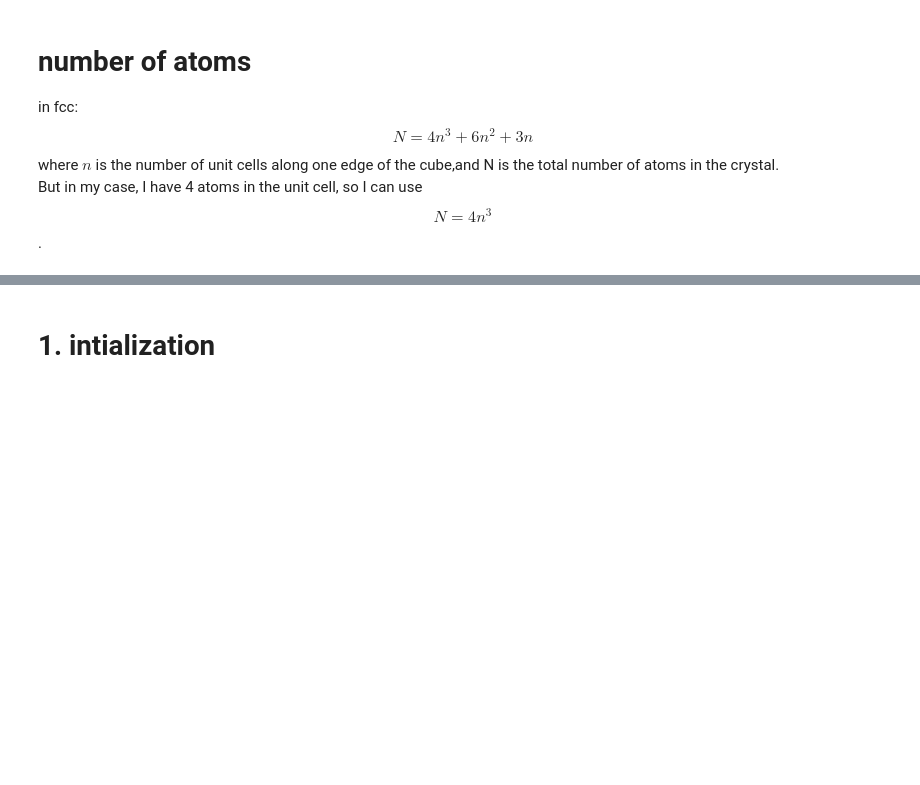
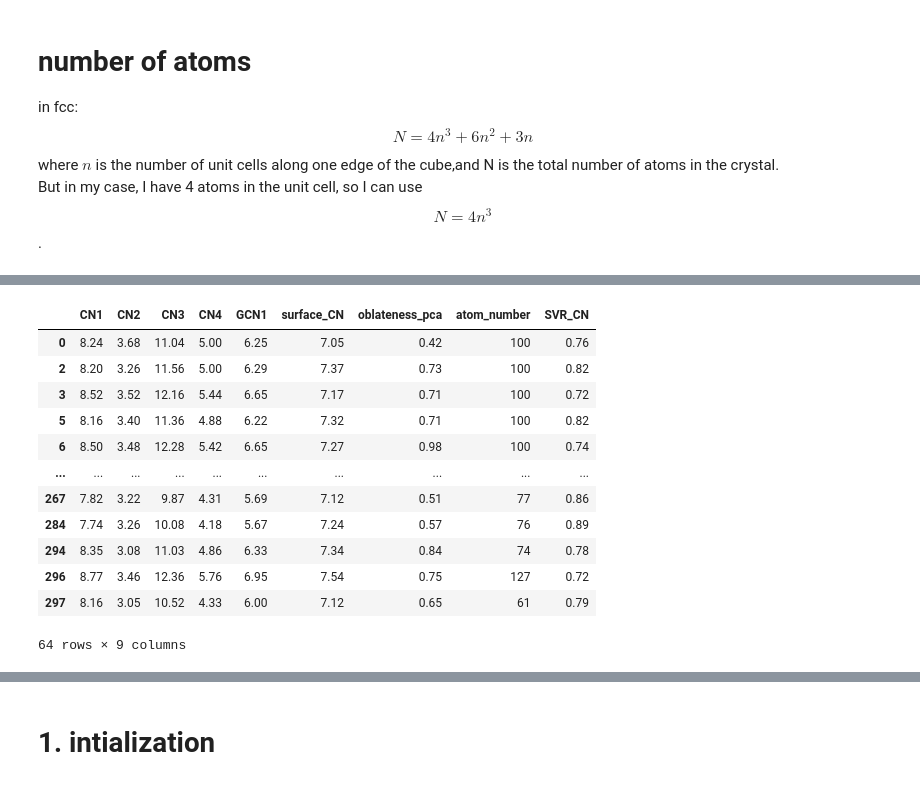
Before and after one commit to kaifengZheng/GA_nano_generator, a Jupyter notebook: essential_linux_test/particle_generator_niche_final.ipynb, the cells around one changed output, grey strips where cells are left out. Cells and saved outputs as stored; diff of their text form; code cells hidden in the pictures; blank space fills up the shorter version.

```diff
--- a/essential_linux_test/particle_generator_niche_final.ipynb
+++ b/essential_linux_test/particle_generator_niche_final.ipynb
@@ -1221,0 +2121,17 @@ plt.tight_layout()
+# %%
+pdes.drop_duplicates()
+# plt.tight_layout()
+# %% [output]
+|  | CN1 | CN2 | CN3 | CN4 | GCN1 | surface_CN | oblateness_pca | atom_number | SVR_CN |
+| 0 | 8.24 | 3.68 | 11.04 | 5.00 | 6.25 | 7.05 | 0.42 | 100 | 0.76 |
+| 2 | 8.20 | 3.26 | 11.56 | 5.00 | 6.29 | 7.37 | 0.73 | 100 | 0.82 |
+| 3 | 8.52 | 3.52 | 12.16 | 5.44 | 6.65 | 7.17 | 0.71 | 100 | 0.72 |
+| 5 | 8.16 | 3.40 | 11.36 | 4.88 | 6.22 | 7.32 | 0.71 | 100 | 0.82 |
+| 6 | 8.50 | 3.48 | 12.28 | 5.42 | 6.65 | 7.27 | 0.98 | 100 | 0.74 |
+| ... | ... | ... | ... | ... | ... | ... | ... | ... | ... |
+| 267 | 7.82 | 3.22 | 9.87 | 4.31 | 5.69 | 7.12 | 0.51 | 77 | 0.86 |
+| 284 | 7.74 | 3.26 | 10.08 | 4.18 | 5.67 | 7.24 | 0.57 | 76 | 0.89 |
+| 294 | 8.35 | 3.08 | 11.03 | 4.86 | 6.33 | 7.34 | 0.84 | 74 | 0.78 |
+| 296 | 8.77 | 3.46 | 12.36 | 5.76 | 6.95 | 7.54 | 0.75 | 127 | 0.72 |
+| 297 | 8.16 | 3.05 | 10.52 | 4.33 | 6.00 | 7.12 | 0.65 | 61 | 0.79 |
+64 rows × 9 columns
```
Also changed, not shown: parts of 59 cells of this notebook, 2 other files.
